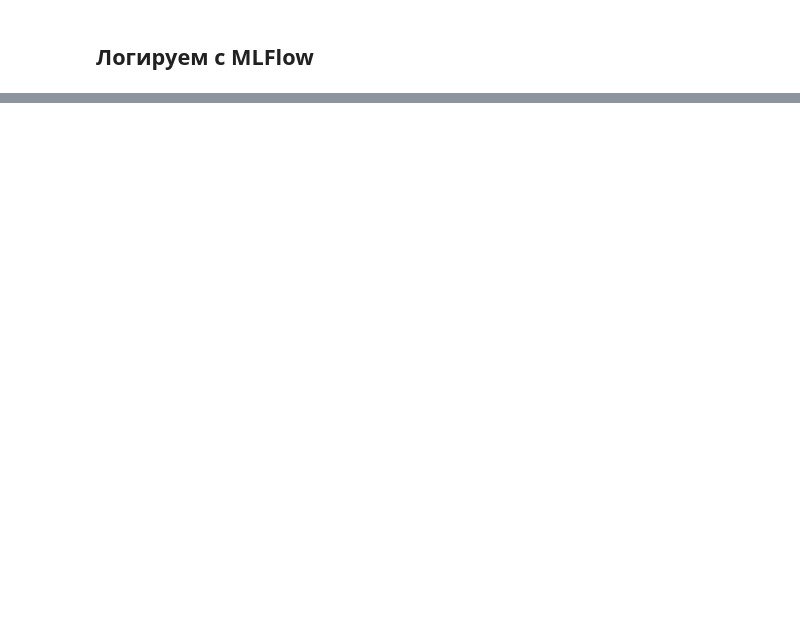
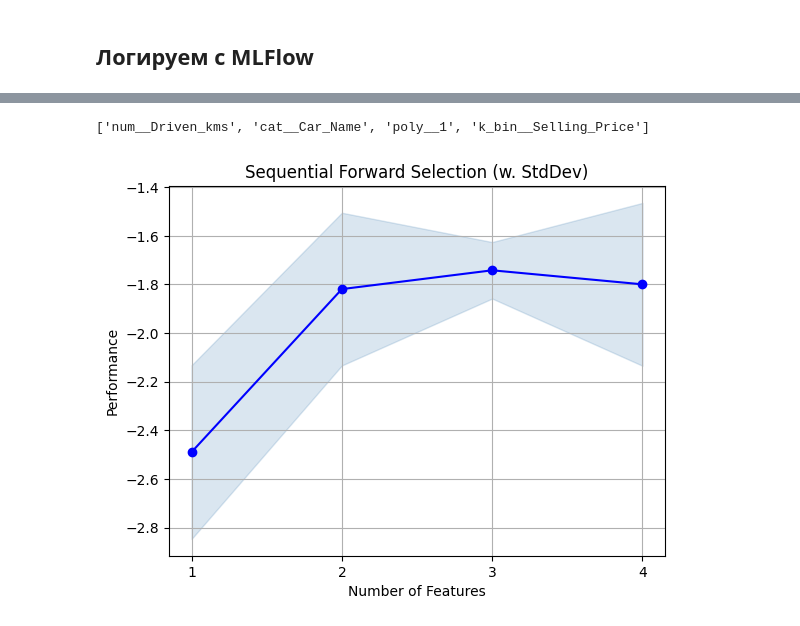
Before and after one commit to AntipovDA/IIS, a Jupyter notebook: research/research.ipynb, the cells around one changed output, grey strips where cells are left out. Saved outputs shown, nothing was run; the diff lists cells and outputs as text; code cells hidden in the pictures; blank space fills up the shorter version.

```diff
--- a/research/research.ipynb
+++ b/research/research.ipynb
@@ -164,0 +167,7 @@ assert (run.info.status =='FINISHED')
+# %%
+from sklearn.preprocessing import QuantileTransformer, SplineTransformer, PolynomialFeatures, MinMaxScaler
+from sklearn.preprocessing import KBinsDiscretizer
+
+
+X_train_fe_sklearn = X_train.copy()
+X_test_fe_sklearn = X_test.copy()
@@ -164,0 +197,4 @@ assert (run.info.status =='FINISHED')
+# %%
+X_train_sklearn_df = pd.DataFrame(X_train_sklearn, columns = preprocessor_sklearn.get_feature_names_out())
+
+X_test_sklearn_df = pd.DataFrame(X_test_sklearn, columns = preprocessor_sklearn.get_feature_names_out())
@@ -164,0 +304,11 @@ assert (run.info.status =='FINISHED')
+# %%
+from mlxtend.feature_selection import SequentialFeatureSelector
+
+sfs = SequentialFeatureSelector(RandomForestRegressor(n_estimators=3),
+                                k_features=4,
+                                forward=True,
+                                floating=False, # True to drop selected features
+                                scoring='neg_mean_absolute_error',
+                                cv=2)
+
+sfs.fit(X_train_sklearn_df,y_train)
@@ -164,0 +335,7 @@ assert (run.info.status =='FINISHED')
+# %%
+rfe_sfs_idx = list(sfs.k_feature_idx_)
+rfe_sfs_idx
+rfe_sfs_col = list(sfs.k_feature_names_)
+rfe_sfs_col
+# %% [output]
+['num__Driven_kms', 'cat__Car_Name', 'poly__1', 'k_bin__Selling_Price']
@@ -164,0 +348,10 @@ assert (run.info.status =='FINISHED')
+# %%
+import matplotlib.pyplot as plt
+from mlxtend.plotting import plot_sequential_feature_selection as plot_sfs
+
+fig = plot_sfs(sfs.get_metric_dict(), kind='std_dev')
+
+plt.title('Sequential Forward Selection (w. StdDev)')
+plt.grid()
+# %% [output]
+[figure, added]
```
Also changed, not shown: parts of 33 cells of this notebook, 9 other files.
